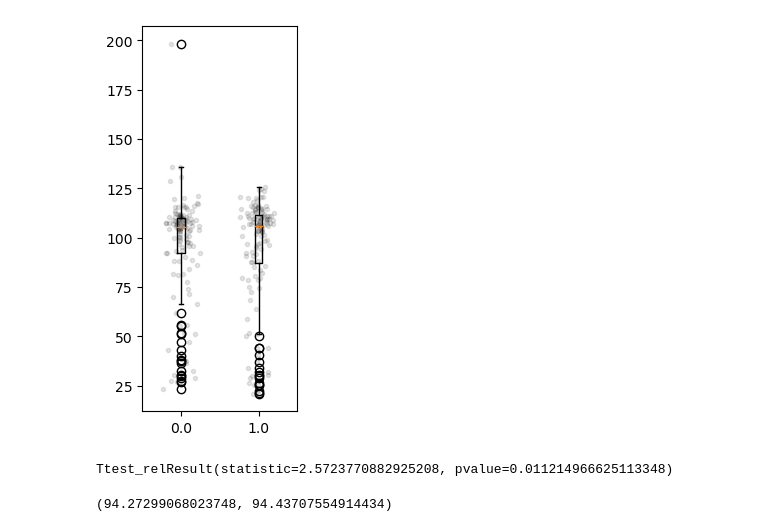
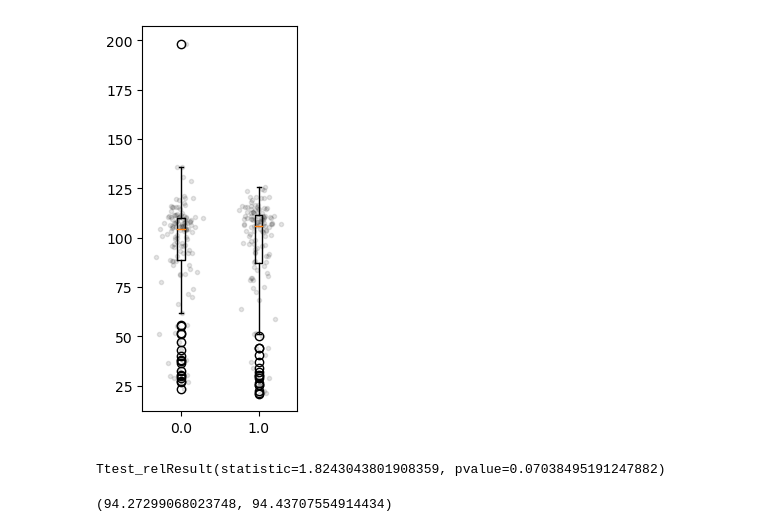
Before and after one commit to neurorishika/pyGORL, a Jupyter notebook: q_learning_global.ipynb, the cells around one changed output. Saved outputs shown, nothing was run; the diff lists cells and outputs as text; code cells hidden in the pictures.

```diff
--- a/q_learning_global.ipynb
+++ b/q_learning_global.ipynb
@@ -18,36 +18,36 @@ rewards_full = np.loadtxt('full_reward_set.csv', delimiter=',')
 # %%
 fig, ax = plt.subplots(1,1, figsize=(2,5))
 
-results = pickle.load(open('QL_loocv_shgo.pkl','rb'))
+results = pickle.load(open('QL_loocv_dego.pkl','rb'))
 model = QLearning()
 train_scores1 = np.array([res.fun for res in results])
 test_scores1 = np.array([model.nll(res.x, choices_full[i:i+1], rewards_full[i:i+1]) for i, res in enumerate(results)])
 N = len(test_scores1)
 # plot as strip plot
 # plt.plot(0.0*np.ones(N)+0.1*np.random.randn(N),train_scores/131,'ko',alpha=0.1)
 # plt.boxplot(train_scores/131, positions=[0.0], widths=0.1)
 plt.plot(0.0*np.ones(N)+0.1*np.random.randn(N),test_scores1,'k.',alpha=0.1)
 plt.boxplot(test_scores1, positions=[0.0], widths=0.1)
 
 results = pickle.load(open('Het2QL_loocv_dego.pkl','rb'))
 model = HetQLearning(2)
 train_scores2 = np.array([res.fun for res in results])
 test_scores2 = np.array([model.nll(res.x, choices_full[i:i+1], rewards_full[i:i+1]) for i, res in enumerate(results)])
 N = len(test_scores2)
 # plot as strip plot
 plt.plot(1.0*np.ones(N)+0.1*np.random.randn(N),test_scores2,'k.',alpha=0.1)
 plt.boxplot(test_scores2, positions=[1.0], widths=0.1)
 
 plt.show()
 # %% [output]
-[figure, old version]
+[figure, new version]
 # %%
 # calculate p-value between test scores
 import scipy.stats as st
 
 st.ttest_rel(test_scores1,test_scores2)
 # %% [output]
-Ttest_relResult(statistic=2.5723770882925208, pvalue=0.011214966625113348)
+Ttest_relResult(statistic=1.8243043801908359, pvalue=0.07038495191247882)
 # %%
 model = HetQLearning(2)
 
```
Also changed, not shown: 14 other files.
